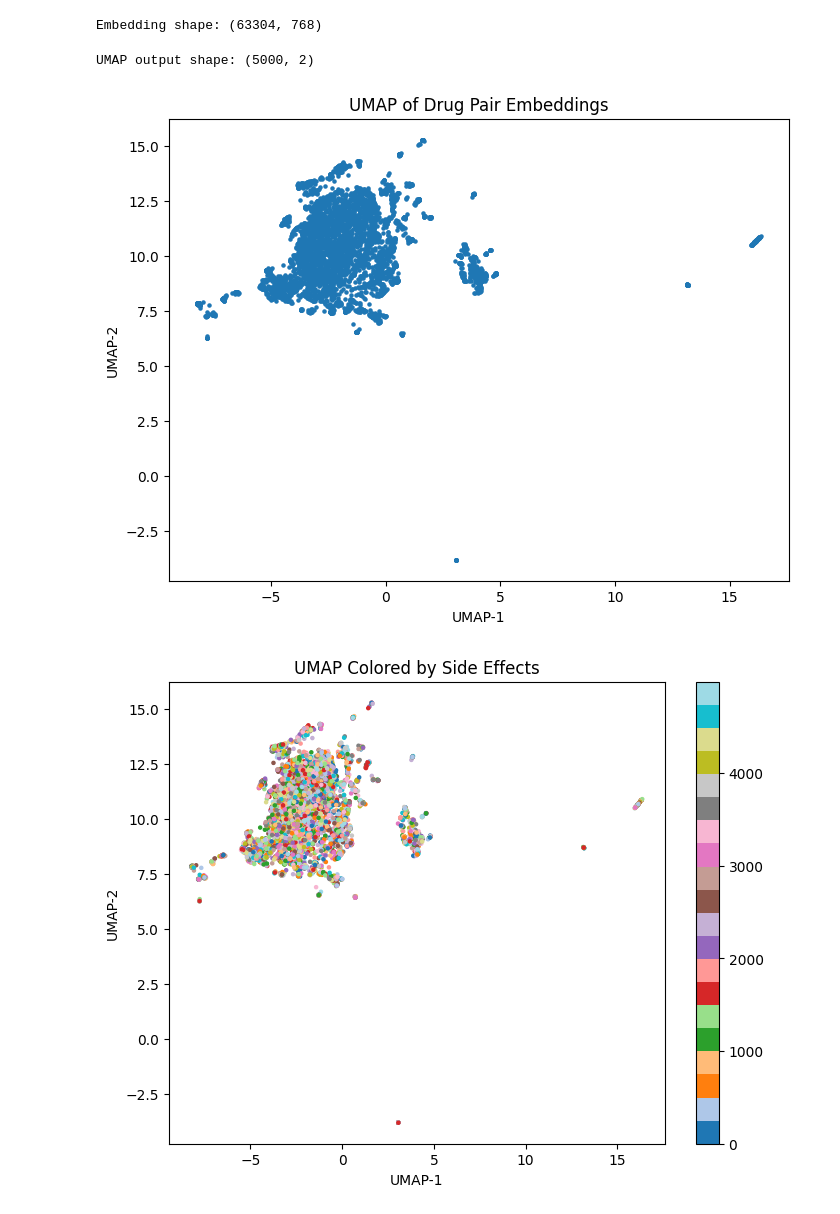
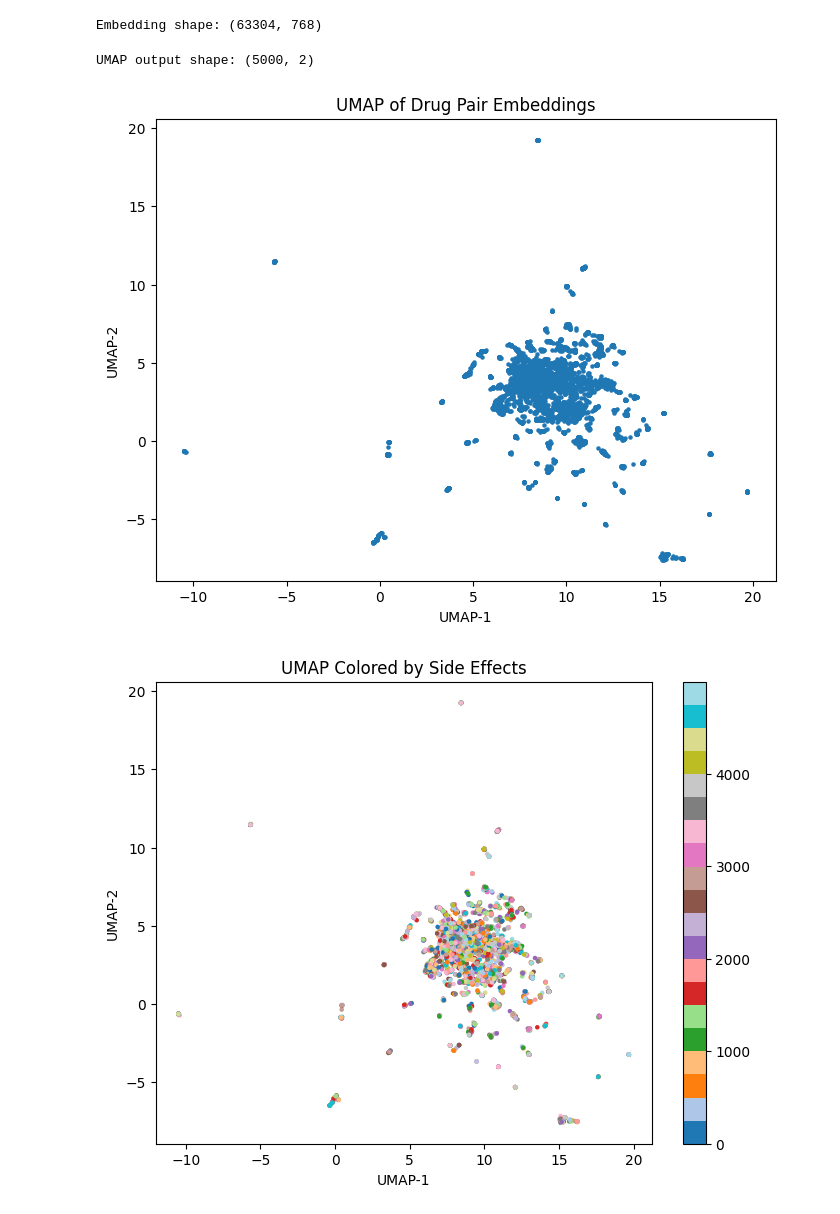
Before and after one commit to diya04b/Polypharmacy-side-effect-prediction-via-LLM-based-SMILES-encodings, a Jupyter notebook: UMAP_test.ipynb, the cells around one changed output. Cells and saved outputs as stored; diff of their text form; code cells hidden in the pictures.

```diff
--- a/UMAP_test.ipynb
+++ b/UMAP_test.ipynb
@@ -49,7 +1,7 @@ Note: you may need to restart the kernel to use updated packages.
 # %%
 import torch
 
-embedding_cache = torch.load("smiles_embeddings.pt")
+embedding_cache = torch.load("chemberta_smiles_embeddings.pt")
 # %%
 import pandas as pd
 df=pd.read_csv("C:\\Users\\Diya Budlakoti\\Desktop\\SIN_proj\\dataset\\final_processed_data.csv")
@@ -57,5 +9,5 @@ df=pd.read_csv("C:\\Users\\Diya Budlakoti\\Desktop\\SIN_proj\\dataset\\final_pro
 emb_s1 = torch.stack([embedding_cache[s] for s in df["SMILES1"]])
 emb_s2 = torch.stack([embedding_cache[s] for s in df["SMILES2"]])
 # %%
-#combined_embeddings = torch.cat([emb_s1, emb_s2], dim=1)
-combined_embeddings = torch.add(emb_s1, emb_s2)
+combined_embeddings = torch.cat([emb_s1, emb_s2], dim=1)
+# combined_embeddings = torch.add(emb_s1, emb_s2)
@@ -93,7 +28,7 @@ print("Embedding shape:", emb_np.shape)
 # -------------------------------
 # 2. Sample data
 # -------------------------------
-sample_size = 10000
+sample_size = 5000
 np.random.seed(42)
 indices = np.random.choice(len(emb_np), sample_size, replace=False)
 
@@ -106,34 +41,34 @@ labels_sample = df["Side Effect Name"].iloc[indices].values
 norms = np.linalg.norm(emb_sample, axis=1, keepdims=True)
 emb_sample = emb_sample / (norms + 1e-10)
 
 # -------------------------------
 # 4. Apply UMAP
 # -------------------------------
 reducer = umap.UMAP(
     n_neighbors=30,
     min_dist=0.05,
     n_components=2,
     metric='cosine',
     random_state=42
 )
 
 emb_2d = reducer.fit_transform(emb_sample)
 
 print("UMAP output shape:", emb_2d.shape)
 
 # -------------------------------
 # 5. Plot (no sklearn)
 # -------------------------------
 plt.figure(figsize=(8, 6))
 plt.scatter(emb_2d[:, 0], emb_2d[:, 1], s=5)
 plt.title("UMAP of Drug Pair Embeddings")
 plt.xlabel("UMAP-1")
 plt.ylabel("UMAP-2")
 plt.show()
 # %% [output]
 Embedding shape: (63304, 768)
 UMAP output shape: (5000, 2)
-[figure, old version]
+[figure, new version]
 # %%
 labels_sample = df["Side Effect Name"].iloc[indices].values
 unique_labels = list(set(labels_sample))
@@ -157,4 +92,4 @@ plt.ylabel("UMAP-2")
 plt.colorbar()
 plt.show()
 # %% [output]
-[figure, old version]
+[figure, new version]
```
Also changed, not shown: parts of 2 cells of this notebook, 5 other files.
